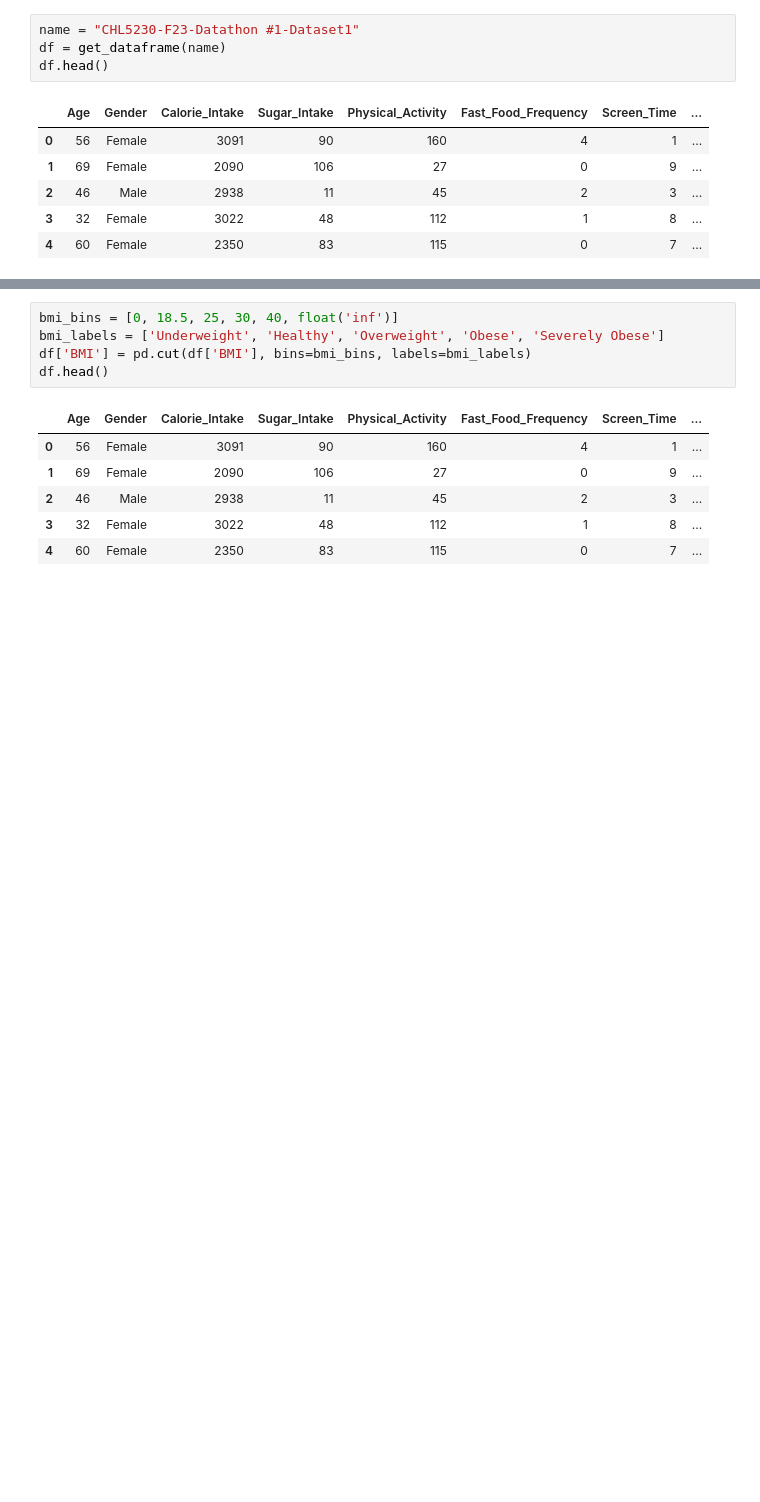
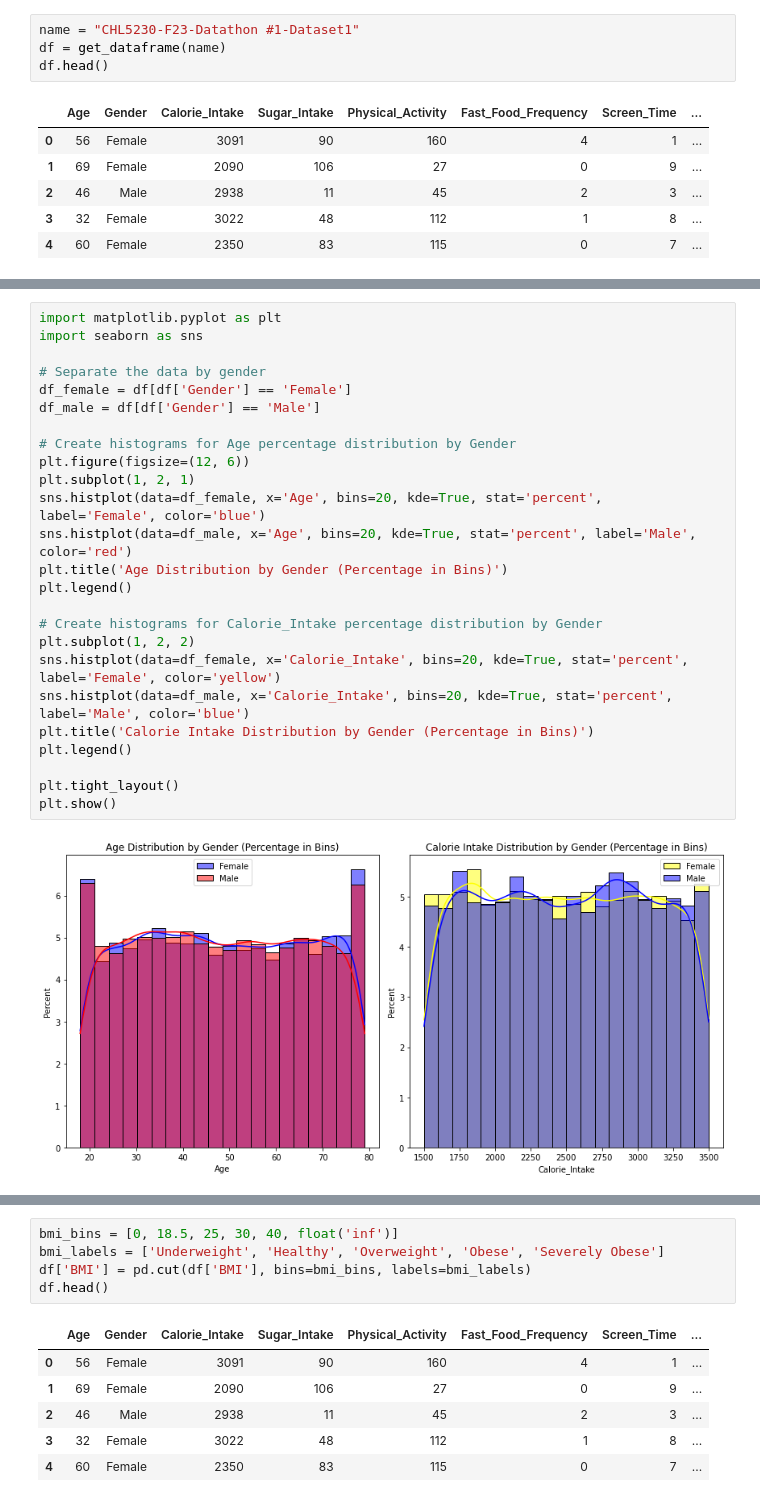
Before and after one commit to pourya-momtaz/CHL5230-Datathon1, a Jupyter notebook: Datathon1.ipynb, the cells around one changed output, grey strips where cells are left out. Saved outputs shown, nothing was run; the diff lists cells and outputs as text; blank space fills up the shorter version.

```diff
--- a/Datathon1.ipynb
+++ b/Datathon1.ipynb
@@ -20,3 +37,30 @@ df.head()
+# %%
+import matplotlib.pyplot as plt
+import seaborn as sns
+
+# Separate the data by gender
+df_female = df[df['Gender'] == 'Female']
+df_male = df[df['Gender'] == 'Male']
+
+# Create histograms for Age percentage distribution by Gender
+plt.figure(figsize=(12, 6))
+plt.subplot(1, 2, 1)
+sns.histplot(data=df_female, x='Age', bins=20, kde=True, stat='percent', label='Female', color='blue')
+sns.histplot(data=df_male, x='Age', bins=20, kde=True, stat='percent', label='Male', color='red')
+plt.title('Age Distribution by Gender (Percentage in Bins)')
+plt.legend()
+
+# Create histograms for Calorie_Intake percentage distribution by Gender
+plt.subplot(1, 2, 2)
+sns.histplot(data=df_female, x='Calorie_Intake', bins=20, kde=True, stat='percent', label='Female', color='yellow')
+sns.histplot(data=df_male, x='Calorie_Intake', bins=20, kde=True, stat='percent', label='Male', color='blue')
+plt.title('Calorie Intake Distribution by Gender (Percentage in Bins)')
+plt.legend()
+
+plt.tight_layout()
+plt.show()
+# %% [output]
+[figure, added]
 # %% [markdown]
 ![BMI categories](./Bmi-chart-1.jpg)
 # %%
```
Also changed, not shown: parts of 4 cells of this notebook.
